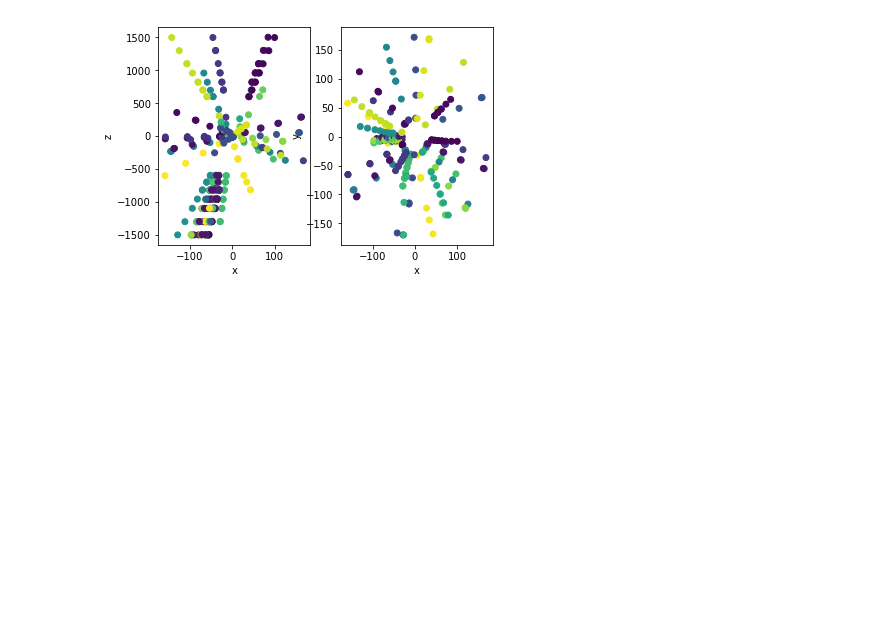
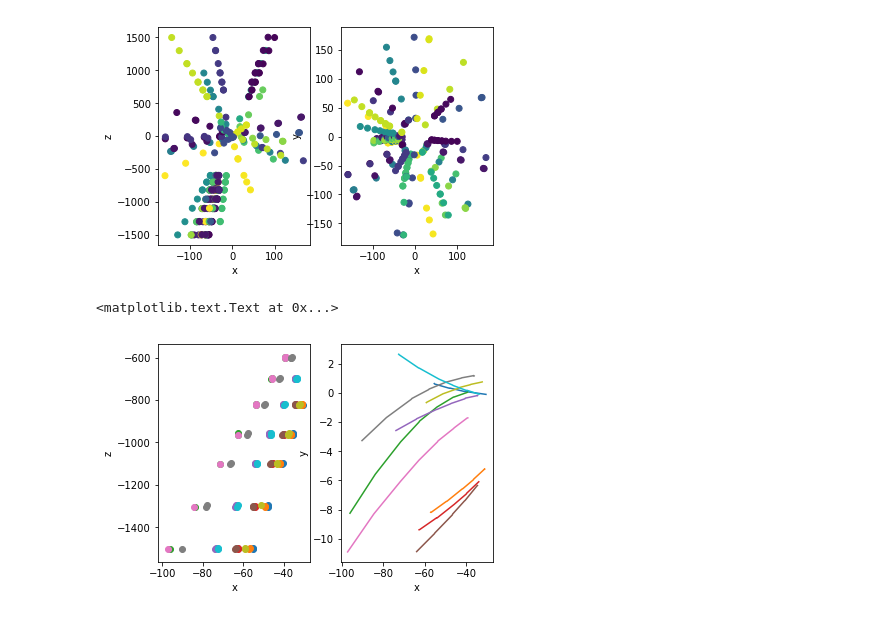
Before and after one commit to cxz/notebooks, a Jupyter notebook: trackml/eda.ipynb, the cells around one changed output. Cells and saved outputs as stored; diff of their text form; code cells hidden in the pictures; blank space fills up the shorter version.

```diff
--- a/trackml/eda.ipynb
+++ b/trackml/eda.ipynb
@@ -173,3 +173,19 @@ sample = df[df.particle_id.isin(particle_ids[1:50])]
 plot_xz(sample[sample.volume_id.isin([7,8,9])], 'particle_id')
 # %% [output]
 [figure]
+# %%
+figsize = (10, 10)
+fig, axes = plt.subplots(nrows=1, ncols=2)
+
+for track_id in range(10):
+    track = df[df.particle_id==particle_ids[1+track_id]]
+    axes[0].scatter(track.x, track.z)
+    axes[1].plot(track.x, track.y)
+
+axes[0].set_xlabel("x")
+axes[0].set_ylabel("z")
+axes[1].set_xlabel("x")
+axes[1].set_ylabel("y")
+# %% [output]
+<matplotlib.text.Text at 0x...>
+[figure, added]
```
